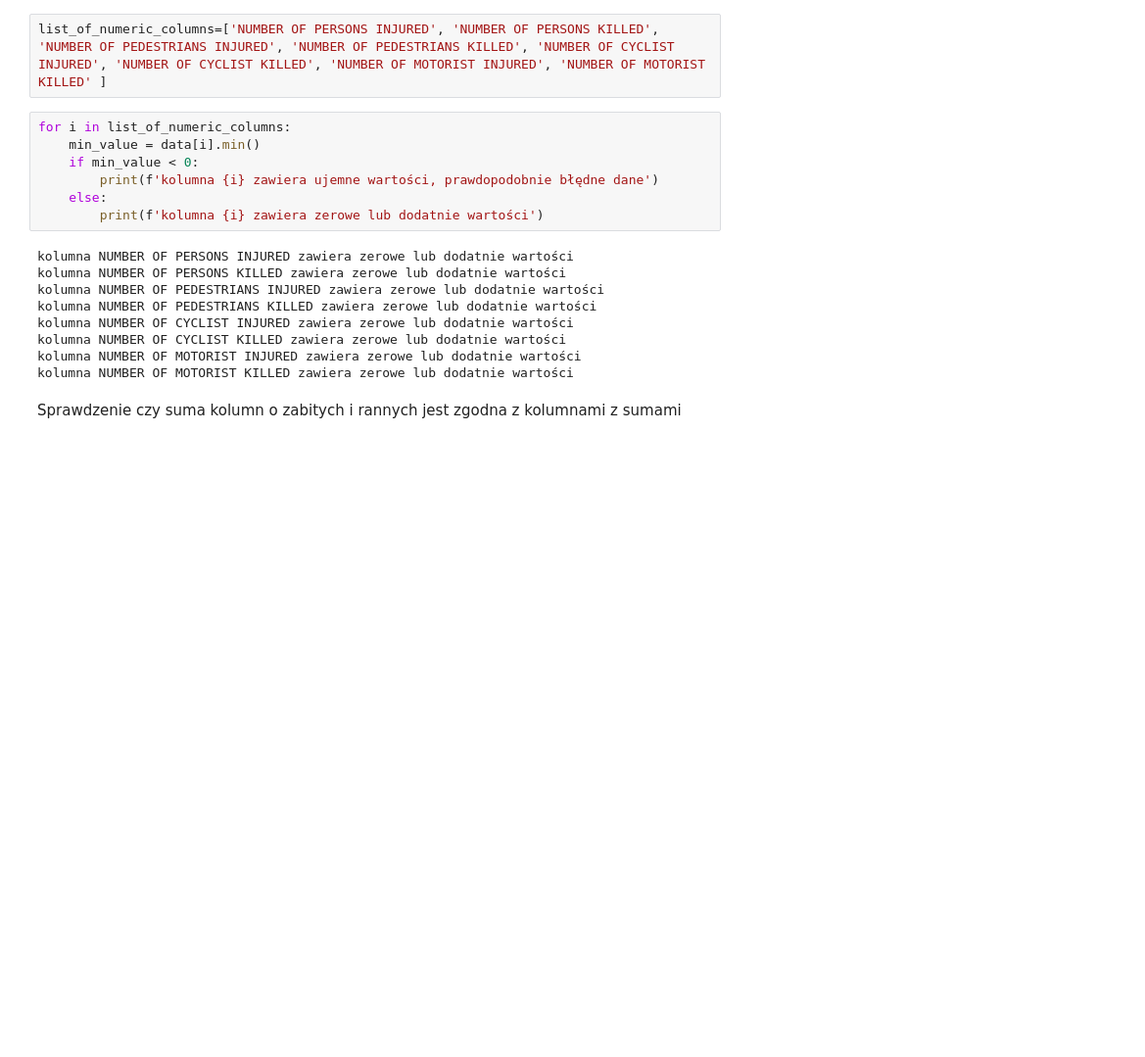
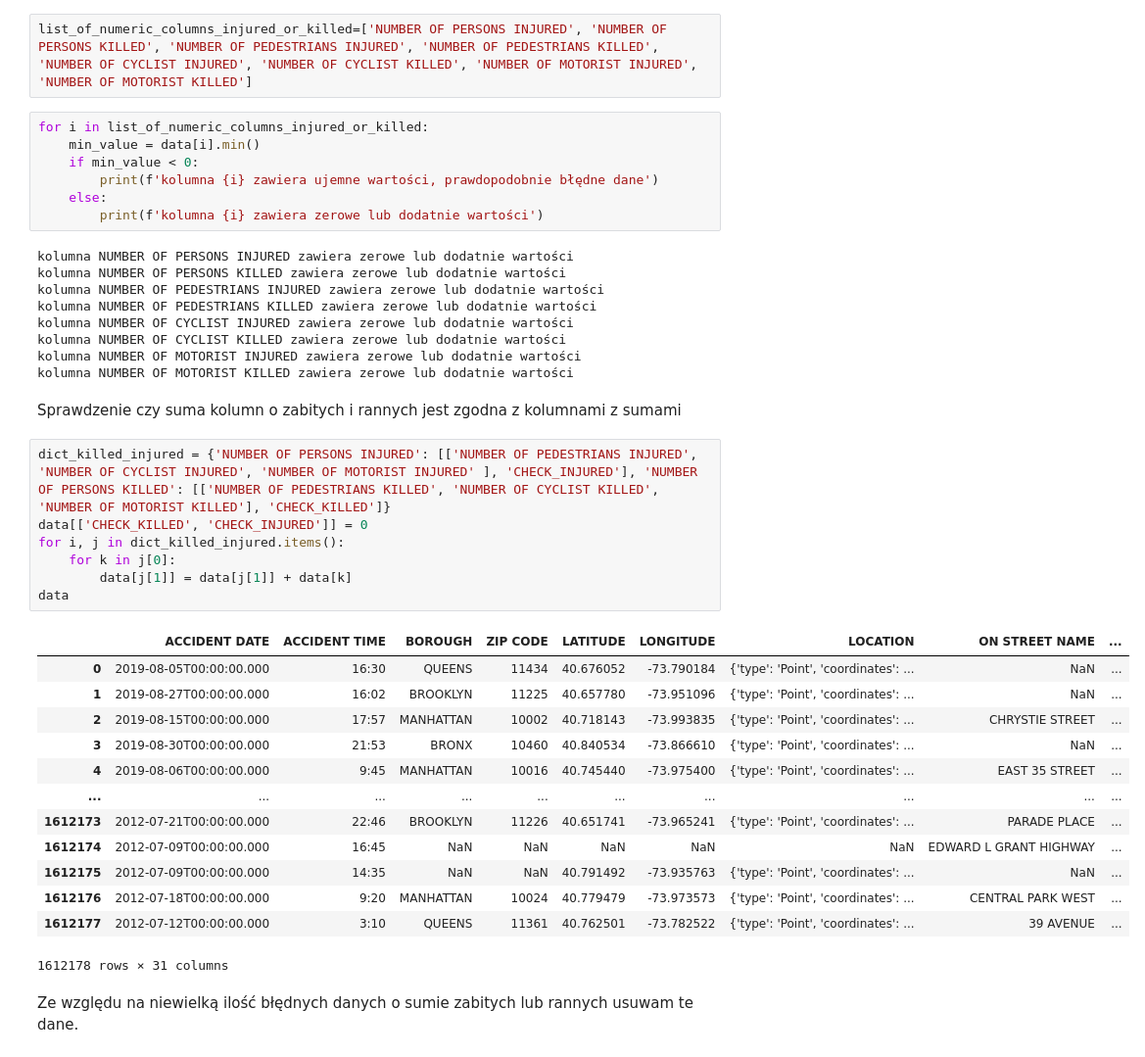
Before and after one commit to PiotrDerewonko/PracaDyplomowaAnalitykaDanych, a Jupyter notebook: przygotowanie_danych.ipynb, the cells around one changed output. Shown at 98% size. Saved outputs shown, nothing was run; the diff lists cells and outputs as text; blank space fills up the shorter version.

```diff
--- a/przygotowanie_danych.ipynb
+++ b/przygotowanie_danych.ipynb
@@ -33,7 +33,7 @@ Sprawdzenie czy kolumny liczbowe nie zawierają ujemnych wartości
 # %%
-list_of_numeric_columns=['NUMBER OF PERSONS INJURED', 'NUMBER OF PERSONS KILLED', 'NUMBER OF PEDESTRIANS INJURED', 'NUMBER OF PEDESTRIANS KILLED', 'NUMBER OF CYCLIST INJURED', 'NUMBER OF CYCLIST KILLED', 'NUMBER OF MOTORIST INJURED', 'NUMBER OF MOTORIST KILLED' ]
+list_of_numeric_columns_injured_or_killed=['NUMBER OF PERSONS INJURED', 'NUMBER OF PERSONS KILLED', 'NUMBER OF PEDESTRIANS INJURED', 'NUMBER OF PEDESTRIANS KILLED', 'NUMBER OF CYCLIST INJURED', 'NUMBER OF CYCLIST KILLED', 'NUMBER OF MOTORIST INJURED', 'NUMBER OF MOTORIST KILLED']
 # %%
-for i in list_of_numeric_columns:
+for i in list_of_numeric_columns_injured_or_killed:
     min_value = data[i].min()
     if min_value < 0:
         print(f'kolumna {i} zawiera ujemne wartości, prawdopodobnie błędne dane')
@@ -50,3 +50,26 @@ kolumna NUMBER OF MOTORIST INJURED zawiera zerowe lub dodatnie wartości
 kolumna NUMBER OF MOTORIST KILLED zawiera zerowe lub dodatnie wartości
 # %% [markdown]
 Sprawdzenie czy suma kolumn o zabitych i rannych jest zgodna z kolumnami z sumami
+# %%
+dict_killed_injured = {'NUMBER OF PERSONS INJURED': [['NUMBER OF PEDESTRIANS INJURED', 'NUMBER OF CYCLIST INJURED', 'NUMBER OF MOTORIST INJURED' ], 'CHECK_INJURED'], 'NUMBER OF PERSONS KILLED': [['NUMBER OF PEDESTRIANS KILLED', 'NUMBER OF CYCLIST KILLED', 'NUMBER OF MOTORIST KILLED'], 'CHECK_KILLED']}
+data[['CHECK_KILLED', 'CHECK_INJURED']] = 0
+for i, j in dict_killed_injured.items():
+    for k in j[0]:
+        data[j[1]] = data[j[1]] + data[k]
+data
+# %% [output]
+|  | ACCIDENT DATE | ACCIDENT TIME | BOROUGH | ZIP CODE | LATITUDE | LONGITUDE | LOCATION | ON STREET NAME | ... |
+| 0 | 2019-08-05T00:00:00.000 | 16:30 | QUEENS | 11434 | 40.676052 | -73.790184 | {'type': 'Point', 'coordinates': ... | NaN | ... |
+| 1 | 2019-08-27T00:00:00.000 | 16:02 | BROOKLYN | 11225 | 40.657780 | -73.951096 | {'type': 'Point', 'coordinates': ... | NaN | ... |
+| 2 | 2019-08-15T00:00:00.000 | 17:57 | MANHATTAN | 10002 | 40.718143 | -73.993835 | {'type': 'Point', 'coordinates': ... | CHRYSTIE STREET | ... |
+| 3 | 2019-08-30T00:00:00.000 | 21:53 | BRONX | 10460 | 40.840534 | -73.866610 | {'type': 'Point', 'coordinates': ... | NaN | ... |
+| 4 | 2019-08-06T00:00:00.000 | 9:45 | MANHATTAN | 10016 | 40.745440 | -73.975400 | {'type': 'Point', 'coordinates': ... | EAST 35 STREET | ... |
+| ... | ... | ... | ... | ... | ... | ... | ... | ... | ... |
+| 1612173 | 2012-07-21T00:00:00.000 | 22:46 | BROOKLYN | 11226 | 40.651741 | -73.965241 | {'type': 'Point', 'coordinates': ... | PARADE PLACE | ... |
+| 1612174 | 2012-07-09T00:00:00.000 | 16:45 | NaN | NaN | NaN | NaN | NaN | EDWARD L GRANT HIGHWAY | ... |
+| 1612175 | 2012-07-09T00:00:00.000 | 14:35 | NaN | NaN | 40.791492 | -73.935763 | {'type': 'Point', 'coordinates': ... | NaN | ... |
+| 1612176 | 2012-07-18T00:00:00.000 | 9:20 | MANHATTAN | 10024 | 40.779479 | -73.973573 | {'type': 'Point', 'coordinates': ... | CENTRAL PARK WEST | ... |
+| 1612177 | 2012-07-12T00:00:00.000 | 3:10 | QUEENS | 11361 | 40.762501 | -73.782522 | {'type': 'Point', 'coordinates': ... | 39 AVENUE | ... |
+1612178 rows × 31 columns
+# %% [markdown]
+Ze względu na niewielką ilość błędnych danych o sumie zabitych lub rannych usuwam te dane.
```
Also changed, not shown: parts of 2 cells of this notebook.
